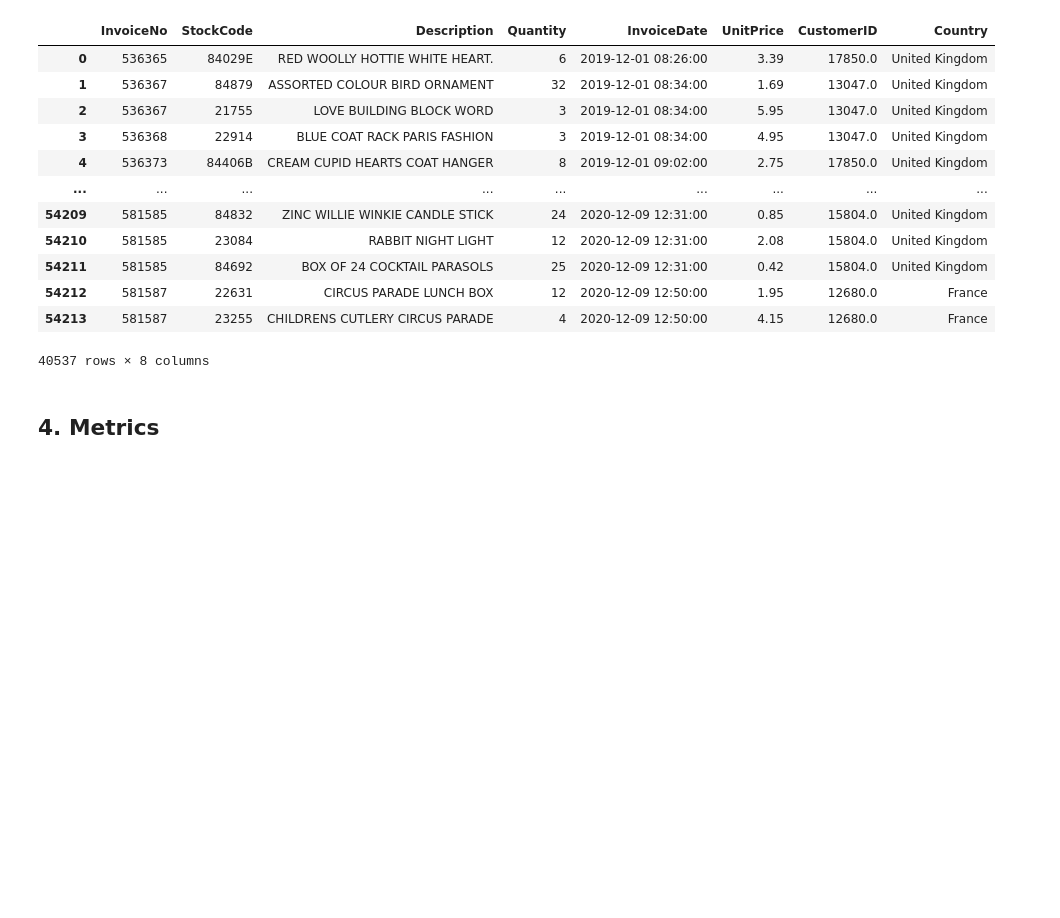
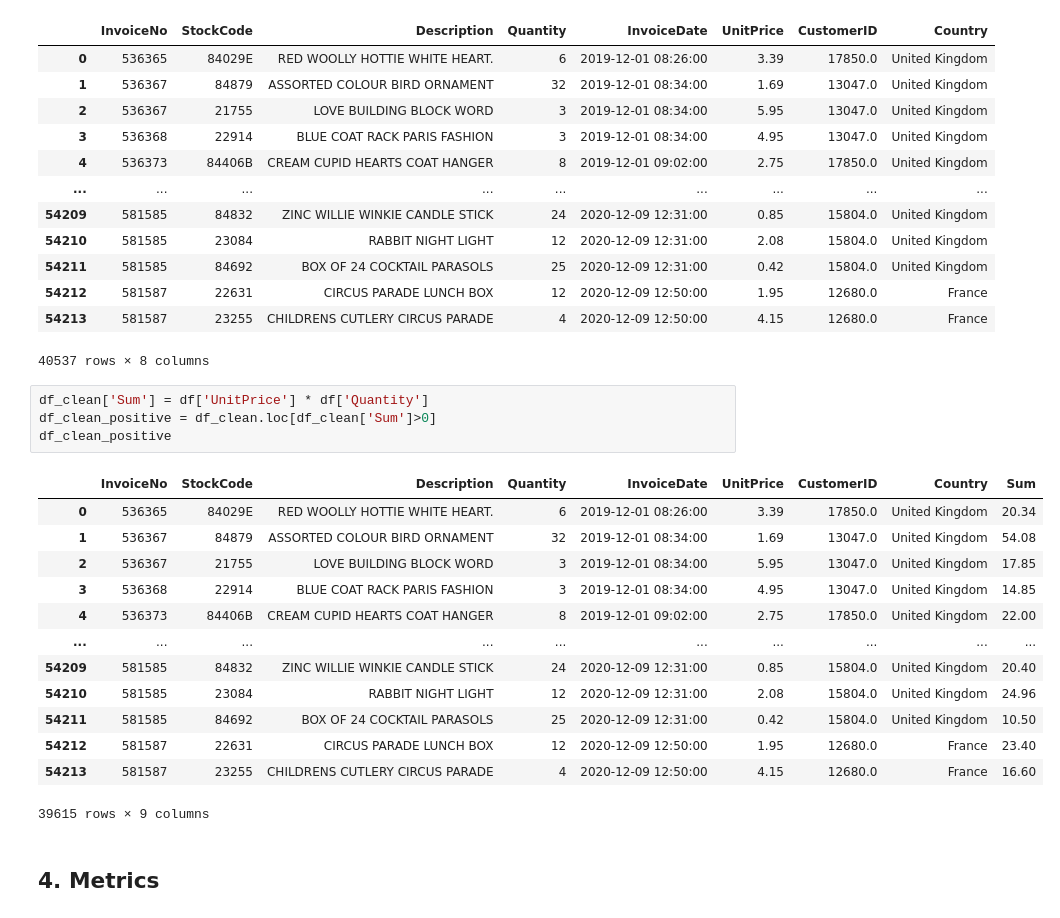
Before and after one commit to BaakhOfficial/Business-Data-Analysis-Report, a Jupyter notebook: Untitled-1.ipynb, the cells around one changed output. Drawn from its saved outputs; the diff is of its cells as text; blank space fills up the shorter version.

```diff
--- a/Untitled-1.ipynb
+++ b/Untitled-1.ipynb
@@ -325,6 +325,24 @@ df_clean
 | 54212 | 581587 | 22631 | CIRCUS PARADE LUNCH BOX | 12 | 2020-12-09 12:50:00 | 1.95 | 12680.0 | France |
 | 54213 | 581587 | 23255 | CHILDRENS CUTLERY CIRCUS PARADE | 4 | 2020-12-09 12:50:00 | 4.15 | 12680.0 | France |
 40537 rows × 8 columns
+# %%
+df_clean['Sum'] = df['UnitPrice'] * df['Quantity']
+df_clean_positive = df_clean.loc[df_clean['Sum']>0]
+df_clean_positive
+# %% [output]
+|  | InvoiceNo | StockCode | Description | Quantity | InvoiceDate | UnitPrice | CustomerID | Country | Sum |
+| 0 | 536365 | 84029E | RED WOOLLY HOTTIE WHITE HEART. | 6 | 2019-12-01 08:26:00 | 3.39 | 17850.0 | United Kingdom | 20.34 |
+| 1 | 536367 | 84879 | ASSORTED COLOUR BIRD ORNAMENT | 32 | 2019-12-01 08:34:00 | 1.69 | 13047.0 | United Kingdom | 54.08 |
+| 2 | 536367 | 21755 | LOVE BUILDING BLOCK WORD | 3 | 2019-12-01 08:34:00 | 5.95 | 13047.0 | United Kingdom | 17.85 |
+| 3 | 536368 | 22914 | BLUE COAT RACK PARIS FASHION | 3 | 2019-12-01 08:34:00 | 4.95 | 13047.0 | United Kingdom | 14.85 |
+| 4 | 536373 | 84406B | CREAM CUPID HEARTS COAT HANGER | 8 | 2019-12-01 09:02:00 | 2.75 | 17850.0 | United Kingdom | 22.00 |
+| ... | ... | ... | ... | ... | ... | ... | ... | ... | ... |
+| 54209 | 581585 | 84832 | ZINC WILLIE WINKIE CANDLE STICK | 24 | 2020-12-09 12:31:00 | 0.85 | 15804.0 | United Kingdom | 20.40 |
+| 54210 | 581585 | 23084 | RABBIT NIGHT LIGHT | 12 | 2020-12-09 12:31:00 | 2.08 | 15804.0 | United Kingdom | 24.96 |
+| 54211 | 581585 | 84692 | BOX OF 24 COCKTAIL PARASOLS | 25 | 2020-12-09 12:31:00 | 0.42 | 15804.0 | United Kingdom | 10.50 |
+| 54212 | 581587 | 22631 | CIRCUS PARADE LUNCH BOX | 12 | 2020-12-09 12:50:00 | 1.95 | 12680.0 | France | 23.40 |
+| 54213 | 581587 | 23255 | CHILDRENS CUTLERY CIRCUS PARADE | 4 | 2020-12-09 12:50:00 | 4.15 | 12680.0 | France | 16.60 |
+39615 rows × 9 columns
 # %% [markdown]
 ## 4. Metrics
 # %% [markdown]
```
Also changed, not shown: parts of 6 cells of this notebook.
